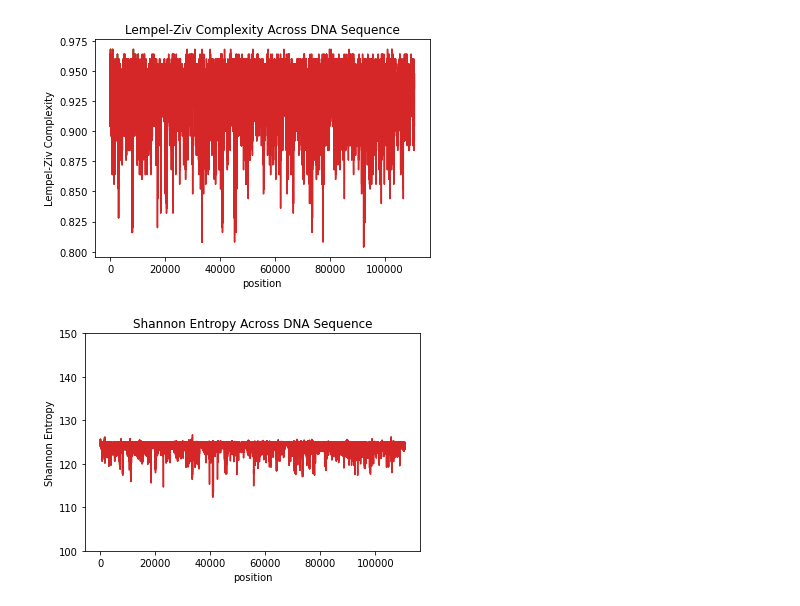
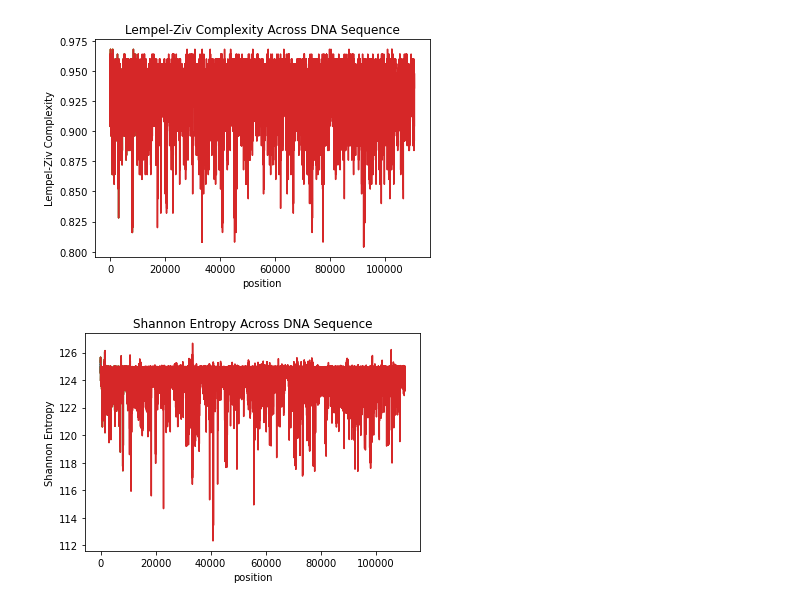
Before and after one commit to yacineMahdid/helps, a Jupyter notebook: Kolmogorov Complexity/00_kolmogorov_dna_sequences_python.ipynb, the cells around one changed output. Saved outputs shown, nothing was run; the diff lists cells and outputs as text; code cells hidden in the pictures.

```diff
--- a/Kolmogorov Complexity/00_kolmogorov_dna_sequences_python.ipynb
+++ b/Kolmogorov Complexity/00_kolmogorov_dna_sequences_python.ipynb
@@ -92,24 +92,32 @@ def shannon_entropy(dna_sequence):
     # P(Si) is a bit confusing but, it's the relative frequency of the current char i in the whole string
     # as we are iterating on each character in the string.
 
-    entropy = None
 
     # step 1: calculate all the frequency for each characters
     for nucleotide in relative_freq_nucleotide:
-        relative_freq_nucleotide[nucleotide] = dna_sequence.count(nucleotide)
+        relative_freq_nucleotide[nucleotide] = dna_sequence.count(nucleotide) / len(dna_sequence)
 
-    # step 2: calculate the relative frequency (need all frequency first)
-    total_freq = sum(relative_freq_nucleotide.values())
-    for nucleotide in relative_freq_nucleotide:
-        relative_freq_nucleotide[nucleotide] = relative_freq_nucleotide[nucleotide] / total_freq
-
-    # step 3: iterate over each nucleotide and sum up the relative frequency
-    negative_entropy = 0
+    # step 2: iterate over each nucleotide and sum up the relative frequency
+    entropy = 0
     for nucleotide_i in dna_sequence:
         rel_freq = relative_freq_nucleotide[nucleotide_i]
-        negative_entropy = negative_entropy + (rel_freq * math.log(rel_freq, 2))
+        negative_entropy = negative_entropy + -(rel_freq * math.log(rel_freq, 2))
 
     return -negative_entropy
+
+def shannon_entropy_corrected(dna_sequence):
+    """Custom implementation of shannon entropy with a full non-binarized sequence
+        Formula looks like this
+        H(S) = −Σ P(Si) log2 (P(Si))
+        P(Si) here is simply the relative frequency of character A,T,G,C or n in the string.
+    """
+    entropy = 0
+    for nucleotide in {'A', 'T', 'G', 'C', 'N'}:
+        rel_freq = dna_sequence.count(nucleotide) / len(dna_sequence)
+        if rel_freq > 0:
+            entropy = entropy + -(rel_freq * math.log(rel_freq, 2))
+
+    return entropy
 
 def string_to_binary(string_sequence):
     """Simple converter from a string sequence to a binary sequence"""
@@ -149,12 +157,12 @@ def generate_shannon_sequence(sequence):
     """helper function to generate a list of Shannon Entropy metric"""
     se_sequence = []
     for window in generate_window(sequence):
-        se = shannon_entropy(window)
+        se = shannon_entropy_corrected(window)
         se_sequence.append(se)
 
     return se_sequence
 
-def normalize_lz_sequence(lz_sequence, window_size):
+def normalize_lz_sequence(lz_sequence, window_size=250):
     """helper function to normalize a sequence of Lempel-Ziv complexity metric"""
     return [lz/window_size for lz in lz_sequence]
 # %%
@@ -201,20 +214,20 @@ plt.savefig(f'{HOME}/lz_complexity_dna_full.png', dpi = 600)
 # %%
 # Generating multiple Graphs at different resolution starting from the start of the DNA sequence for Shannon
 resolutions = [100, 1000, 10000]
 
 for res in resolutions:
     plt.plot(se_sequence[0:res])
     plt.xlabel("position")
     plt.ylabel("Shannon Entropy")
-    plt.ylim(100,150)
+    #plt.ylim(100,150)
     plt.title("Shannon Entropy Across DNA Sequence")
     plt.savefig(f'{HOME}/se_dna_{res}.png', dpi = 600)
 
 plt.plot(se_sequence)
 plt.xlabel("position")
 plt.ylabel("Shannon Entropy")
-plt.ylim(100,150)
+#plt.ylim(100,150)
 plt.title("Shannon Entropy Across DNA Sequence")
 plt.savefig(f'{HOME}/se_dna_full.png', dpi = 600)
 # %% [output]
-[figure, old version]
+[figure, new version]
```
Also changed, not shown: parts of 2 cells of this notebook.
